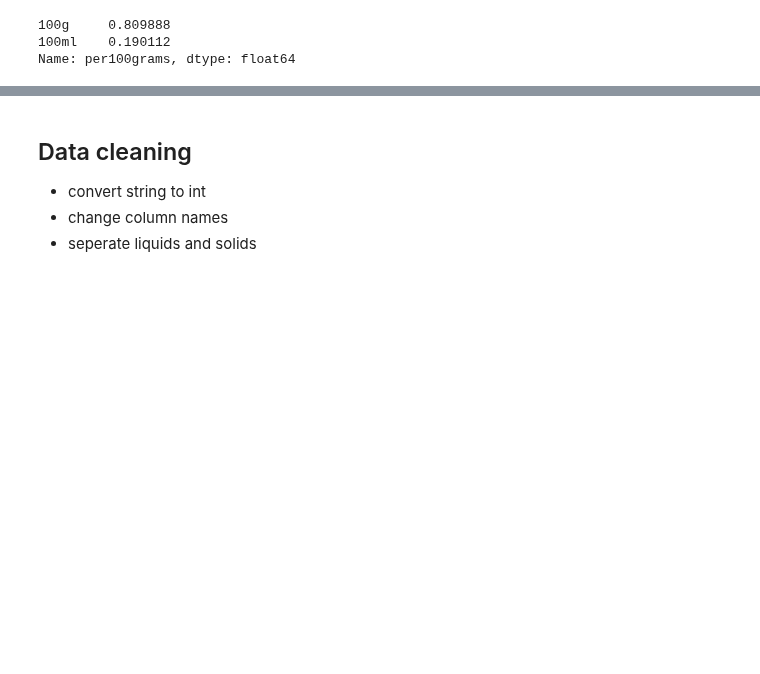
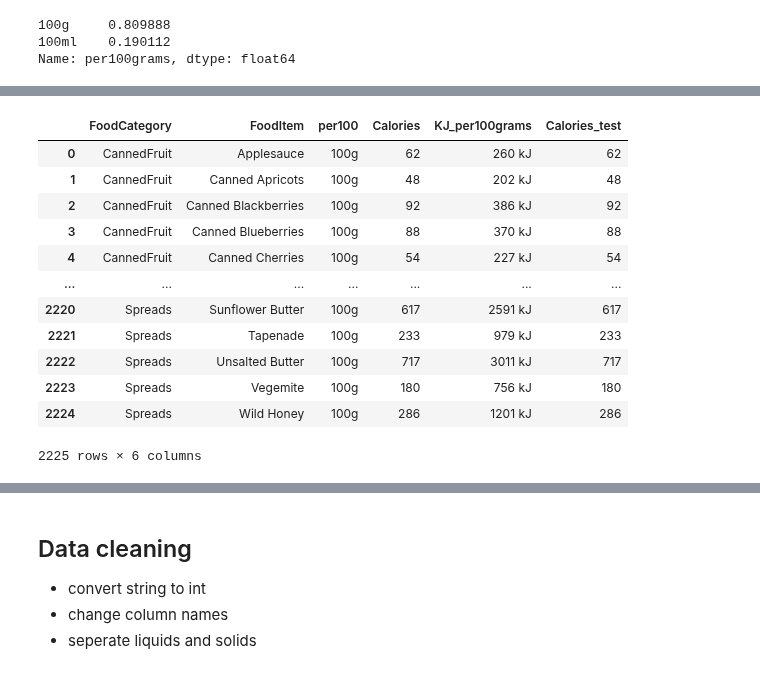
Before and after one commit to yuna-liu/Databehandling-Yuna-Liu, a Jupyter notebook: Code-alongs/L0_pandas_basics.ipynb, the cells around one changed output, grey strips where cells are left out. Drawn from its saved outputs; the diff is of its cells as text; code cells hidden in the pictures; blank space fills up the shorter version.

```diff
--- a/Code-alongs/L0_pandas_basics.ipynb
+++ b/Code-alongs/L0_pandas_basics.ipynb
@@ -341,0 +362,3 @@ Name: per100grams, dtype: float64
+# %%
+calories.loc[2, 'Calories'] = 92
+calories.head(3)
@@ -341,0 +370,4 @@ Name: per100grams, dtype: float64
+# %%
+filt = (calories['FoodItem'] == 'Applesauce')
+calories[filt]['Calories'] = 60
+calories.head(3)
@@ -341,0 +384,3 @@ Name: per100grams, dtype: float64
+# %%
+calories.loc[filt, 'Calories'] = 60
+calories.head(3)
@@ -341,0 +392,3 @@ Name: per100grams, dtype: float64
+# %%
+calories.loc[filt, 'Calories'] = 62
+calories.head(3)
@@ -341,0 +431,16 @@ Name: per100grams, dtype: float64
+# %%
+calories
+# %% [output]
+|  | FoodCategory | FoodItem | per100 | Calories | KJ_per100grams | Calories_test |
+| 0 | CannedFruit | Applesauce | 100g | 62 | 260 kJ | 62 |
+| 1 | CannedFruit | Canned Apricots | 100g | 48 | 202 kJ | 48 |
+| 2 | CannedFruit | Canned Blackberries | 100g | 92 | 386 kJ | 92 |
+| 3 | CannedFruit | Canned Blueberries | 100g | 88 | 370 kJ | 88 |
+| 4 | CannedFruit | Canned Cherries | 100g | 54 | 227 kJ | 54 |
+| ... | ... | ... | ... | ... | ... | ... |
+| 2220 | Spreads | Sunflower Butter | 100g | 617 | 2591 kJ | 617 |
+| 2221 | Spreads | Tapenade | 100g | 233 | 979 kJ | 233 |
+| 2222 | Spreads | Unsalted Butter | 100g | 717 | 3011 kJ | 717 |
+| 2223 | Spreads | Vegemite | 100g | 180 | 756 kJ | 180 |
+| 2224 | Spreads | Wild Honey | 100g | 286 | 1201 kJ | 286 |
+2225 rows × 6 columns
```
Also changed, not shown: parts of 17 cells of this notebook.
